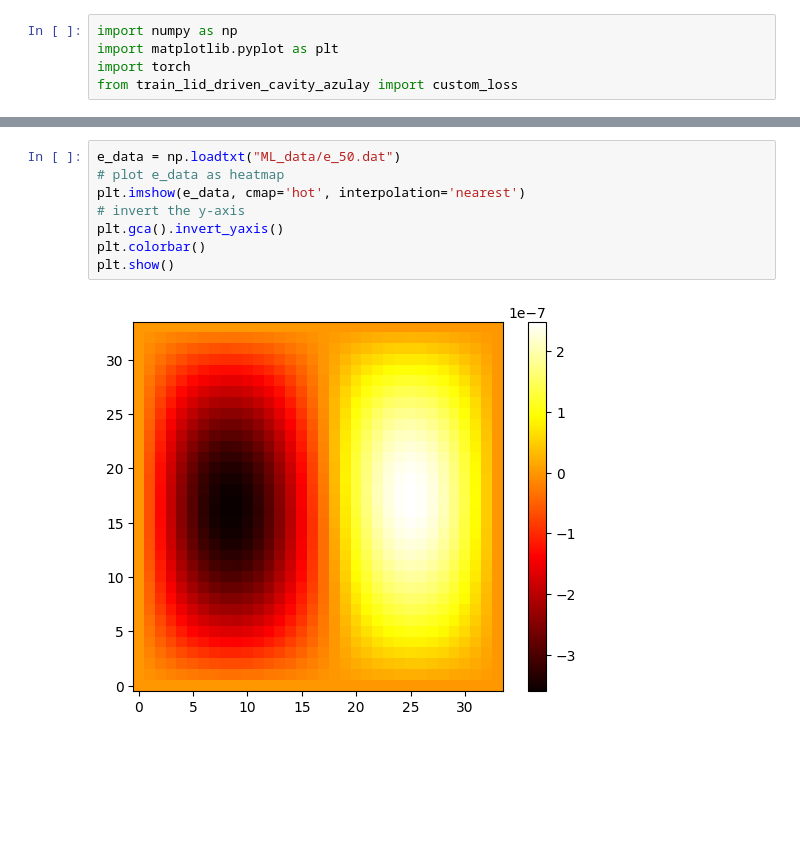
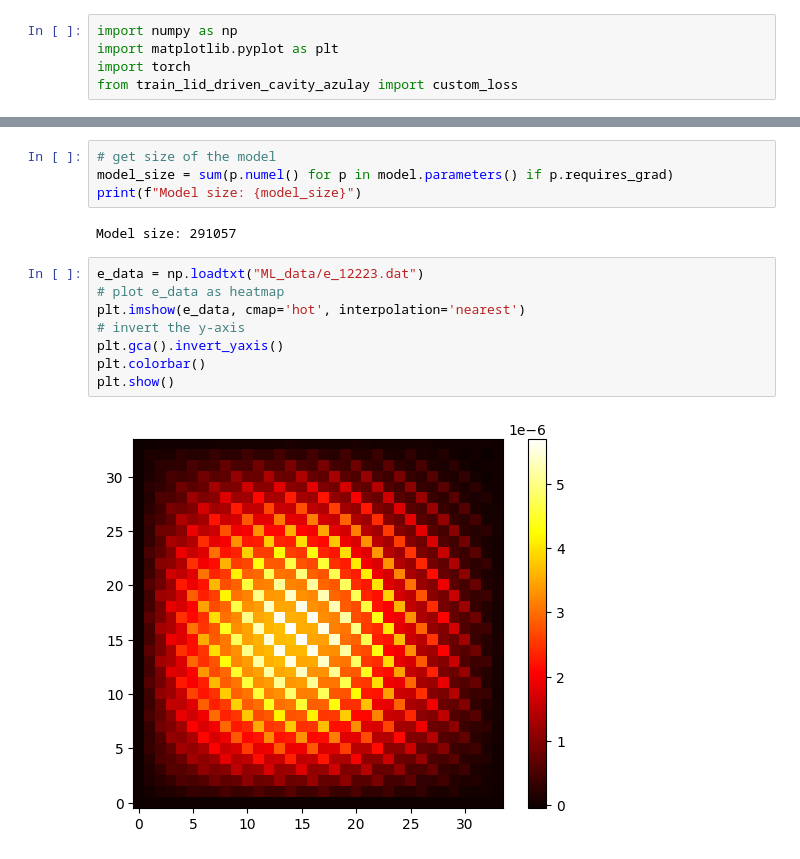
Before and after one commit to glaand/bachelor-thesis, a Jupyter notebook: ml/ml_analysis_azulay.ipynb, the cells around one changed output, grey strips where cells are left out. Drawn from its saved outputs; the diff is of its cells as text; blank space fills up the shorter version.

```diff
--- a/ml/ml_analysis_azulay.ipynb
+++ b/ml/ml_analysis_azulay.ipynb
@@ -137,13 +85,19 @@ plt.show()
+# %%
+# get size of the model
+model_size = sum(p.numel() for p in model.parameters() if p.requires_grad)
+print(f"Model size: {model_size}")
+# %% [output]
+Model size: 291057
 # %%
-e_data = np.loadtxt("ML_data/e_50.dat")
+e_data = np.loadtxt("ML_data/e_12223.dat")
 # plot e_data as heatmap
 plt.imshow(e_data, cmap='hot', interpolation='nearest')
 # invert the y-axis
 plt.gca().invert_yaxis()
 plt.colorbar()
 plt.show()
 # %% [output]
-[figure, old version]
+[figure, new version]
 # %%
 # Ghia et al. (1982) - Re = 100
 reference_ux_RE_100 = {
```
Also changed, not shown: parts of 8 cells of this notebook, 16 other files.
